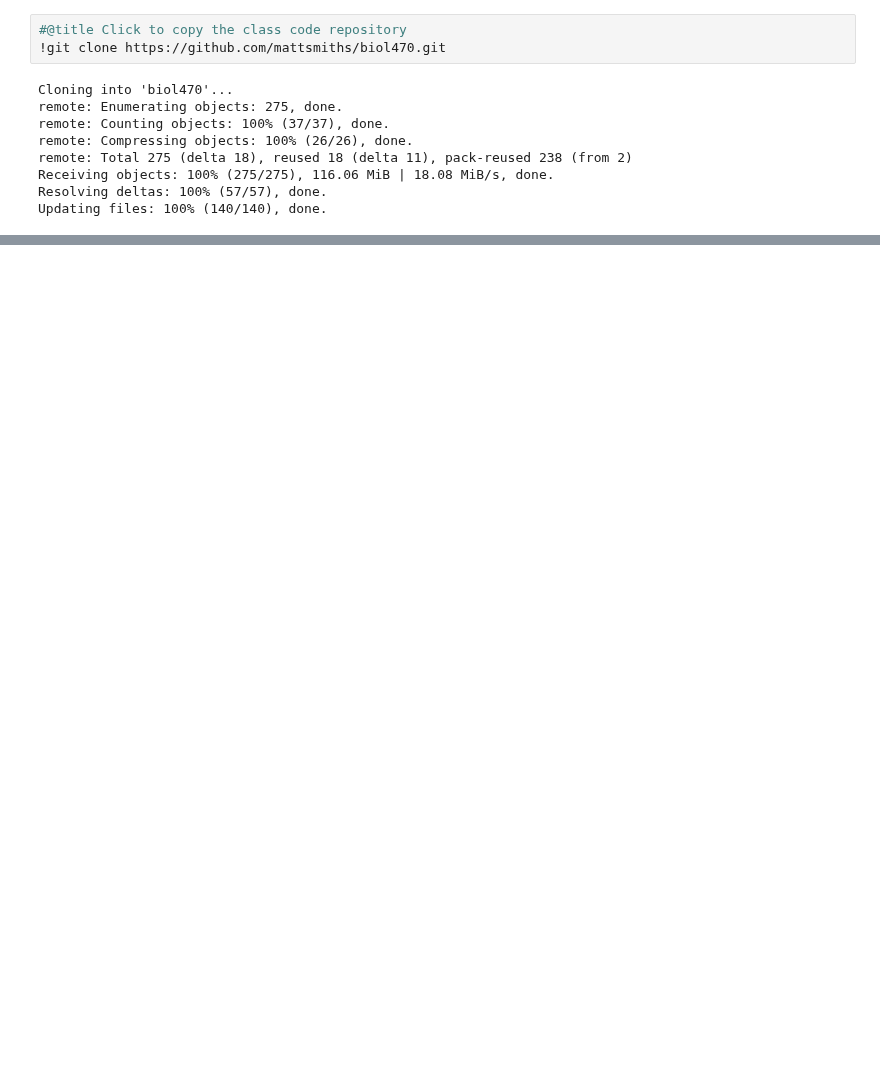
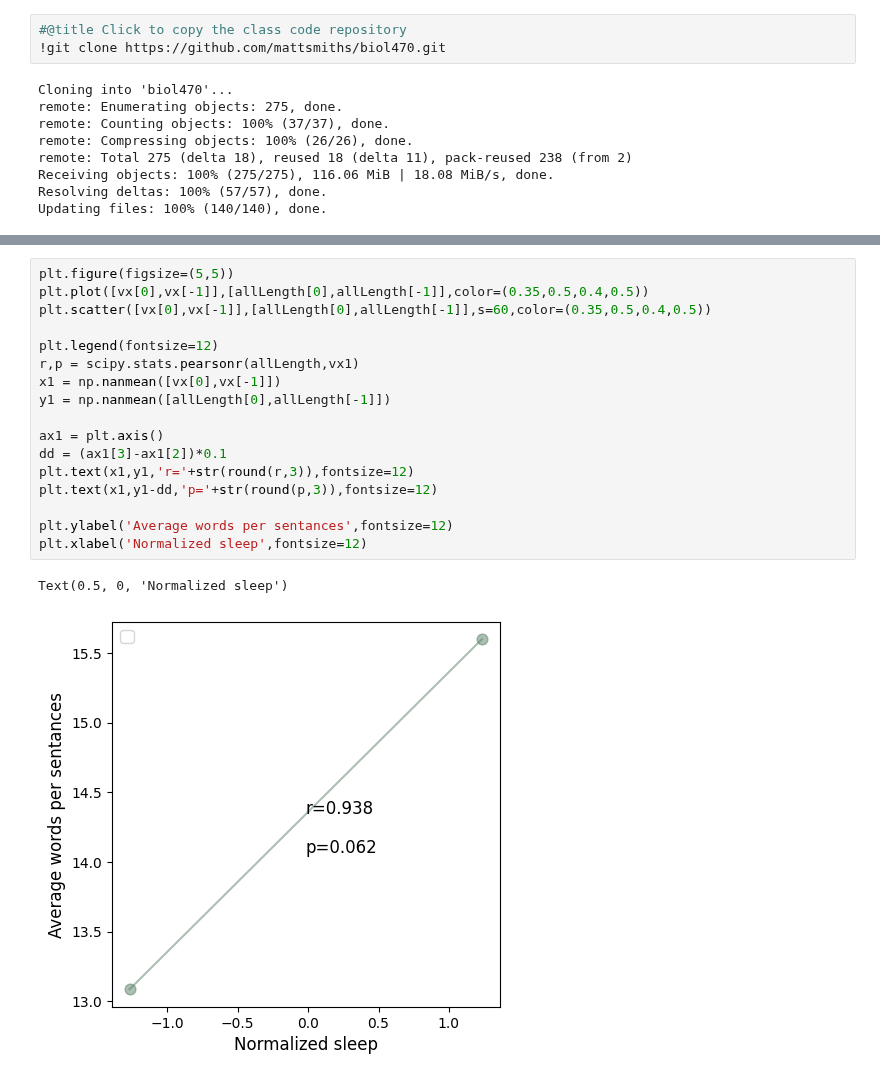
Before and after one commit to mattsmiths/biol470, a Jupyter notebook: week9/BIOL470_lecture_transcript.ipynb, the cells around one changed output, grey strips where cells are left out. Saved outputs shown, nothing was run; the diff lists cells and outputs as text; blank space fills up the shorter version.

```diff
--- a/week9/BIOL470_lecture_transcript.ipynb
+++ b/week9/BIOL470_lecture_transcript.ipynb
@@ -153,0 +233,20 @@ plt.show()
+# %%
+plt.figure(figsize=(5,5))
+plt.plot([vx[0],vx[-1]],[allLength[0],allLength[-1]],color=(0.35,0.5,0.4,0.5))
+plt.scatter([vx[0],vx[-1]],[allLength[0],allLength[-1]],s=60,color=(0.35,0.5,0.4,0.5))
+
+plt.legend(fontsize=12)
+r,p = scipy.stats.pearsonr(allLength,vx1)
+x1 = np.nanmean([vx[0],vx[-1]])
+y1 = np.nanmean([allLength[0],allLength[-1]])
+
+ax1 = plt.axis()
+dd = (ax1[3]-ax1[2])*0.1
+plt.text(x1,y1,'r='+str(round(r,3)),fontsize=12)
+plt.text(x1,y1-dd,'p='+str(round(p,3)),fontsize=12)
+
+plt.ylabel('Average words per sentances',fontsize=12)
+plt.xlabel('Normalized sleep',fontsize=12)
+# %% [output]
+Text(0.5, 0, 'Normalized sleep')
+[figure, added]
```
Also changed, not shown: parts of 11 cells of this notebook.
